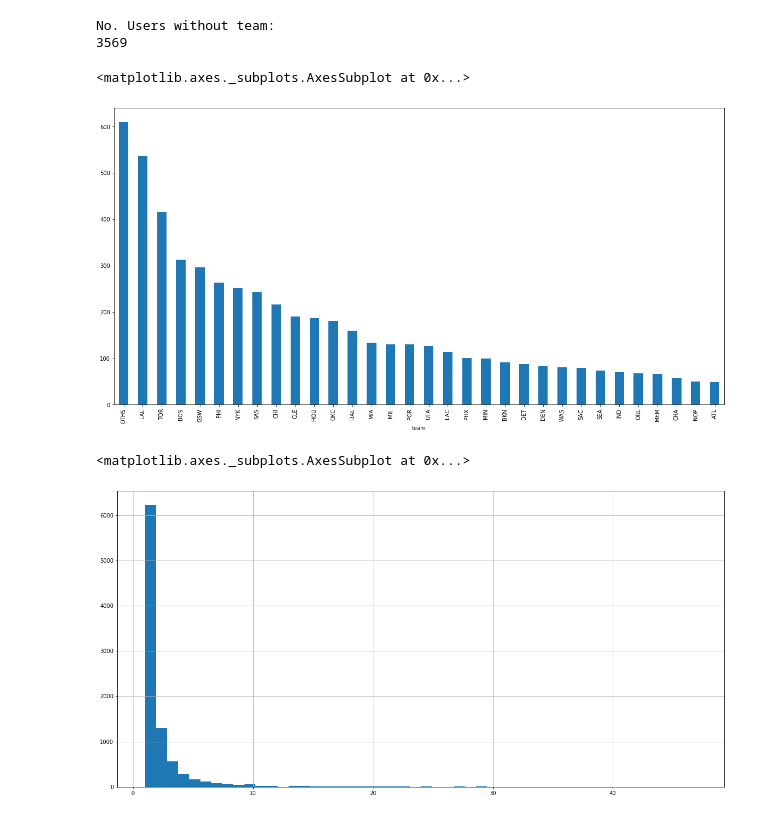
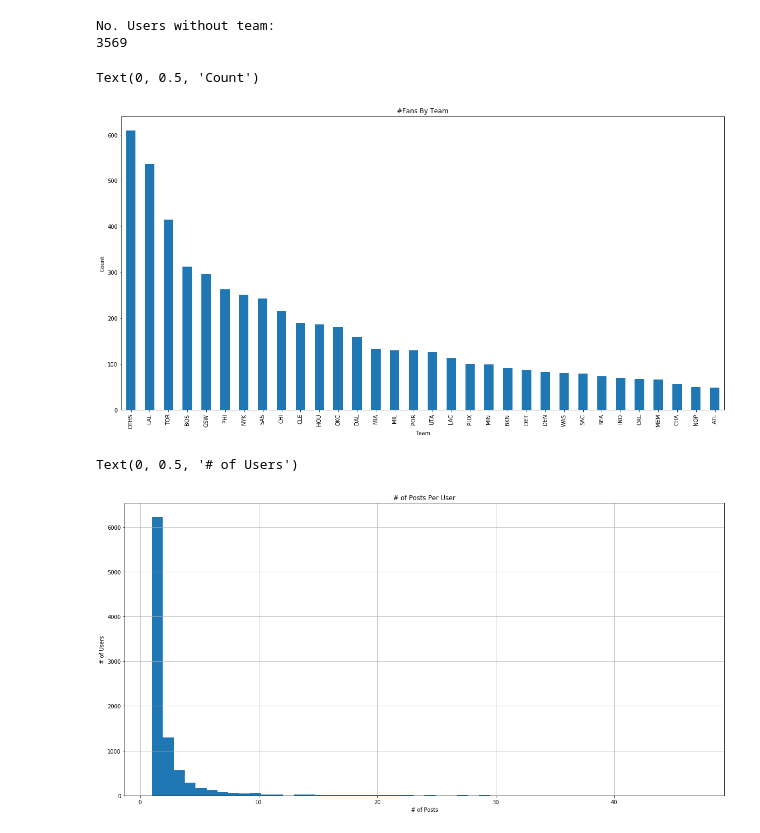
Before and after one commit to bearsun/insight_code, a Jupyter notebook: notebooks/Wk1_pilot_EDA.ipynb, the cells around one changed output. Cells and saved outputs as stored; diff of their text form; code cells hidden in the pictures.

```diff
--- a/notebooks/Wk1_pilot_EDA.ipynb
+++ b/notebooks/Wk1_pilot_EDA.ipynb
@@ -59,12 +59,18 @@ ds_team = ds.loc[ds['team']!='NONE', :]
 cnt_fans = ds_team.groupby('team')['user_id'].count().sort_values(ascending=False)
 # %%
 cnt_fans.plot.bar(figsize = (20, 10)) #fans count by team
+plt.title('#Fans By Team')
+plt.xlabel('Team')
+plt.ylabel('Count')
 # %% [output]
-<matplotlib.axes._subplots.AxesSubplot at 0x...>
+Text(0, 0.5, 'Count')
-[figure, old version]
+[figure, new version]
 # %%
 # No. of posts per user
 ds.loc[ds['n_posts']<50,'n_posts'].hist(bins = 50, figsize = (20,10))
+plt.title('# of Posts Per User')
+plt.xlabel('# of Posts')
+plt.ylabel('# of Users')
 # %% [output]
-<matplotlib.axes._subplots.AxesSubplot at 0x...>
+Text(0, 0.5, '# of Users')
-[figure, old version]
+[figure, new version]
```
Also changed, not shown: 3 other files.
